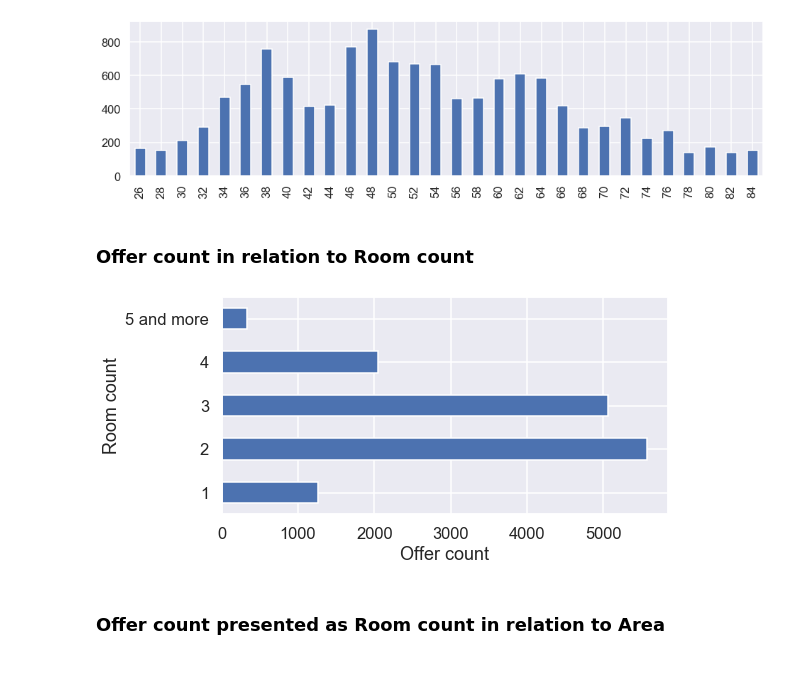
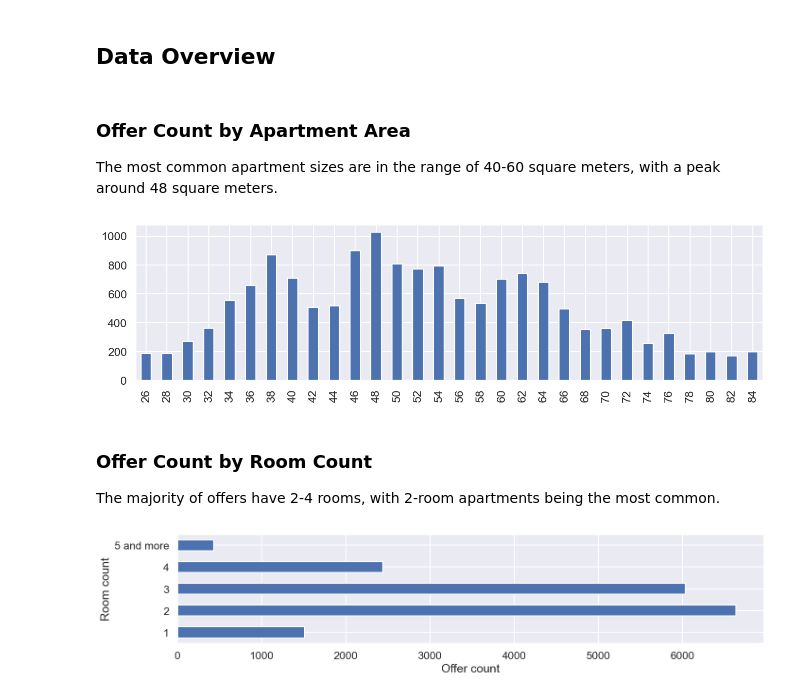
Before and after one commit to BartoszTonia/otodom_notebook, a Jupyter notebook: sell_apartment_overview.ipynb, the cells around one changed output. Drawn from its saved outputs; the diff is of its cells as text; code cells hidden in the pictures; blank space fills up the shorter version.

```diff
--- a/sell_apartment_overview.ipynb
+++ b/sell_apartment_overview.ipynb
@@ -16,0 +18,3 @@ df = pd.read_csv('data/sell_wroclaw_total_total_20210411_07_00_14.csv')
+# %%
+df = pd.read_csv('data/Sell_Wroclaw_Total_2021-04-11.csv')
+df.isnull().describe()
@@ -76,4 +71,0 @@ Reduce offers without year of construction and some exclusive high price offers
-# %%
-df = df[df['year'] != 0]
-df = df[df['price_m'] < 18000]
-df = df[df['area'] < 250]
@@ -96,16 +74,22 @@ This is much more convenient and reasonable dataset, reduced from uncomplete dat
+# %% [markdown]
+## Data Overview
+# %% [markdown]
+### Offer Count by Apartment Area
+
+The most common apartment sizes are in the range of 40-60 square meters, with a peak around 48 square meters.
 # %%
 df['area'].value_counts().head(30).sort_index().plot.bar(stacked=True, figsize=(16,4))
 plt.show()
 # %% [output]
-[figure, old version]
+[figure, new version]
-# %% [markdown]
-### Offer count in relation to Room count
+# %% [markdown]
+### Offer Count by Room Count
+
+The majority of offers have 2-4 rooms, with 2-room apartments being the most common.
 # %%
-df['room'].value_counts().sort_index().head(5).plot(kind='barh', figsize=(8,4))
+df['room'].value_counts().sort_index().head(5).plot(kind='barh', figsize=(16,3))
 plt.ylabel('Room count')
 plt.xlabel('Offer count')
 plt.show()
 # %% [output]
-[figure, old version]
+[figure, new version]
-# %% [markdown]
-### Offer count presented as Room count in relation to Area
```
Also changed, not shown: parts of 91 cells of this notebook.
